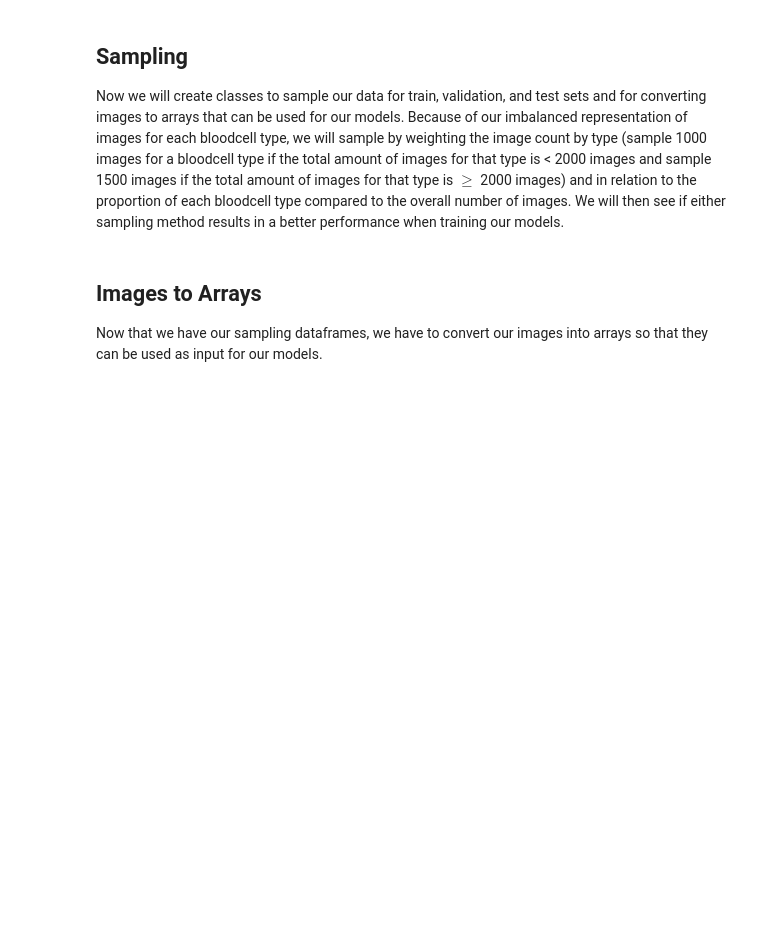
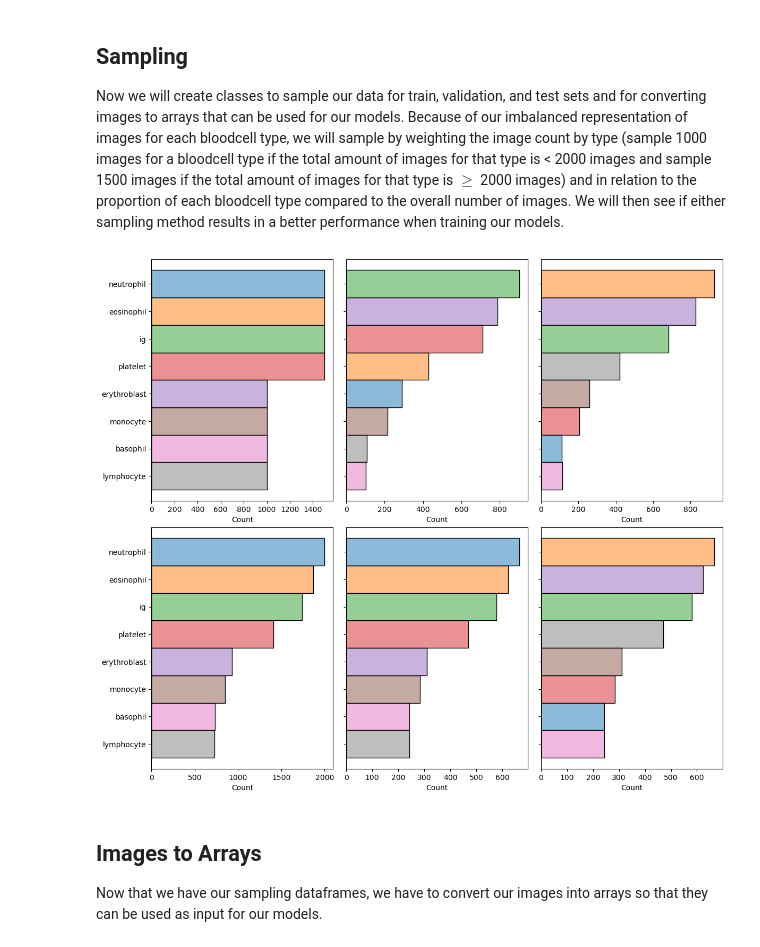
Before and after one commit to amayjain/Bloodcells, a Jupyter notebook: Baby_Final.ipynb, the cells around one changed output. Cells and saved outputs as stored; diff of their text form; code cells hidden in the pictures; blank space fills up the shorter version.

```diff
--- a/Baby_Final.ipynb
+++ b/Baby_Final.ipynb
@@ -333,6 +333,29 @@ proportional_sampling = Sampling(df, 'proportional')
 # Create train, val, test dataframes for both sampling methods
 weighted_train, weighted_val, weighted_test = weighted_sampling.sample_data()
 prop_train, prop_val, prop_test = proportional_sampling.sample_data()
+# %%
+fig, ax = plt.subplots(2, 3, sharey = True, figsize = (12, 12))
+
+sns.histplot(data = weighted_train, y = 'type_category', hue = 'type_category', ax = ax[0, 0])
+ax[0, 0].get_legend().set_visible(False)
+ax[0, 0].set(ylabel = '')
+sns.histplot(data = weighted_val, y = 'type_category', hue = 'type_category', ax = ax[0, 1])
+ax[0, 1].get_legend().set_visible(False)
+sns.histplot(data = weighted_test, y = 'type_category', hue = 'type_category', ax = ax[0, 2])
+ax[0, 2].get_legend().set_visible(False)
+
+sns.histplot(data = prop_train, y = 'type_category', hue = 'type_category', ax = ax[1, 0])
+ax[1, 0].get_legend().set_visible(False)
+ax[1, 0].set(ylabel = '')
+sns.histplot(data = prop_val, y = 'type_category', hue = 'type_category', ax = ax[1, 1])
+ax[1, 1].get_legend().set_visible(False)
+sns.histplot(data = prop_test, y = 'type_category', hue = 'type_category', ax = ax[1, 2])
+ax[1, 2].get_legend().set_visible(False)
+
+plt.tight_layout()
+plt.subplots_adjust(top = 0.85, bottom = 0.05)
+# %% [output]
+[figure, added]
 # %% [markdown]
 ## Images to Arrays
 Now that we have our sampling dataframes, we have to convert our images into arrays so that they can be used as input for our models.
```
Also changed, not shown: parts of 22 cells of this notebook.
